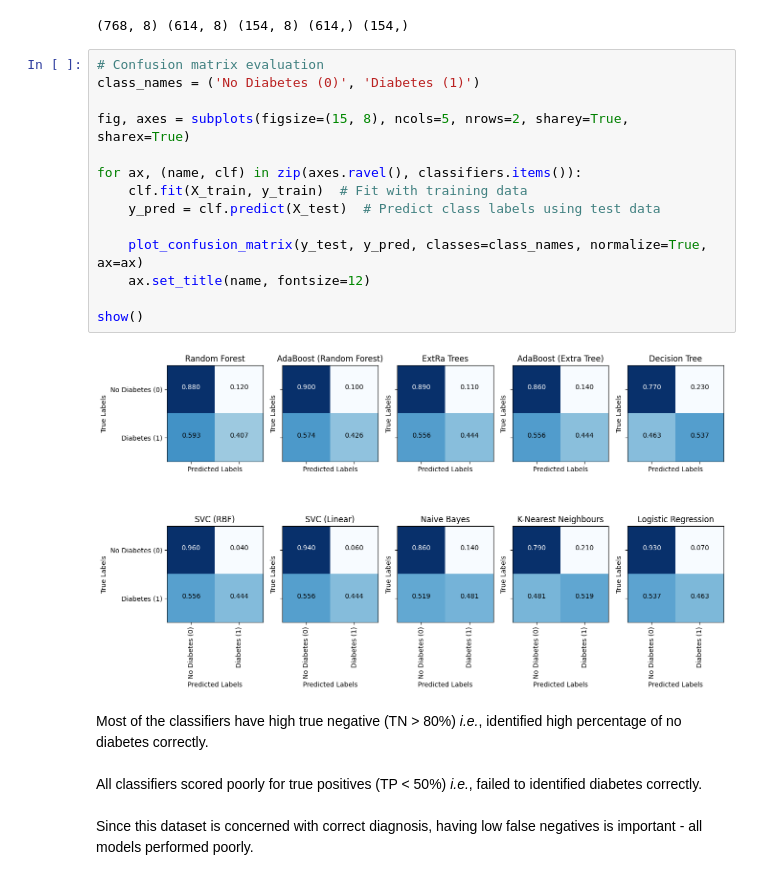
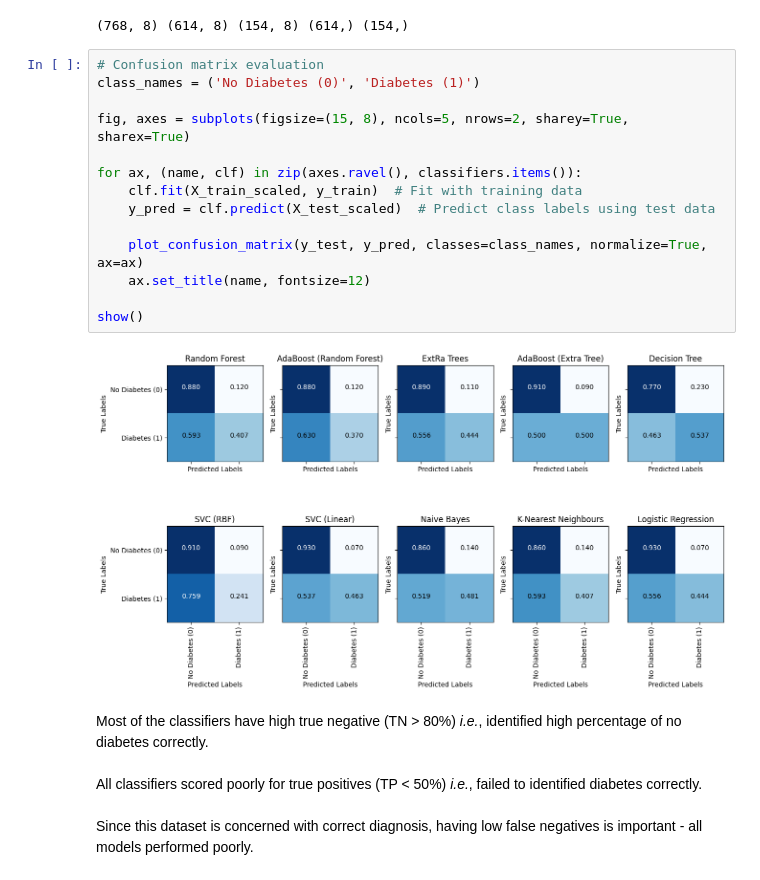
Before and after one commit to tim-szeto/tDA_DSBC_Assignments, a Jupyter notebook: diabetes.ipynb, the cells around one changed output. Saved outputs shown, nothing was run; the diff lists cells and outputs as text.

```diff
--- a/diabetes.ipynb
+++ b/diabetes.ipynb
@@ -991,19 +1006,19 @@ print(X.shape, X_train_scaled.shape, X_test_scaled.shape, y_train.shape, y_test.
 # %%
 # Confusion matrix evaluation
 class_names = ('No Diabetes (0)', 'Diabetes (1)')
 
 fig, axes = subplots(figsize=(15, 8), ncols=5, nrows=2, sharey=True, sharex=True)
 
 for ax, (name, clf) in zip(axes.ravel(), classifiers.items()):
-    clf.fit(X_train, y_train)  # Fit with training data
-    y_pred = clf.predict(X_test)  # Predict class labels using test data
+    clf.fit(X_train_scaled, y_train)  # Fit with training data
+    y_pred = clf.predict(X_test_scaled)  # Predict class labels using test data
 
     plot_confusion_matrix(y_test, y_pred, classes=class_names, normalize=True, ax=ax)
     ax.set_title(name, fontsize=12)
 
 show()
 # %% [output]
-[figure, old version]
+[figure, new version]
 # %% [markdown]
 Most of the classifiers have high true negative (TN > 80%) <i>i.e.</i>, identified high percentage of no diabetes correctly.<br><br>
 All classifiers scored poorly for true positives (TP < 50%) <i>i.e.</i>, failed to identified diabetes correctly.<br><br>Since this dataset is concerned with correct diagnosis, having low false negatives is important - all models performed poorly.
```
Also changed, not shown: parts of 30 cells of this notebook.
